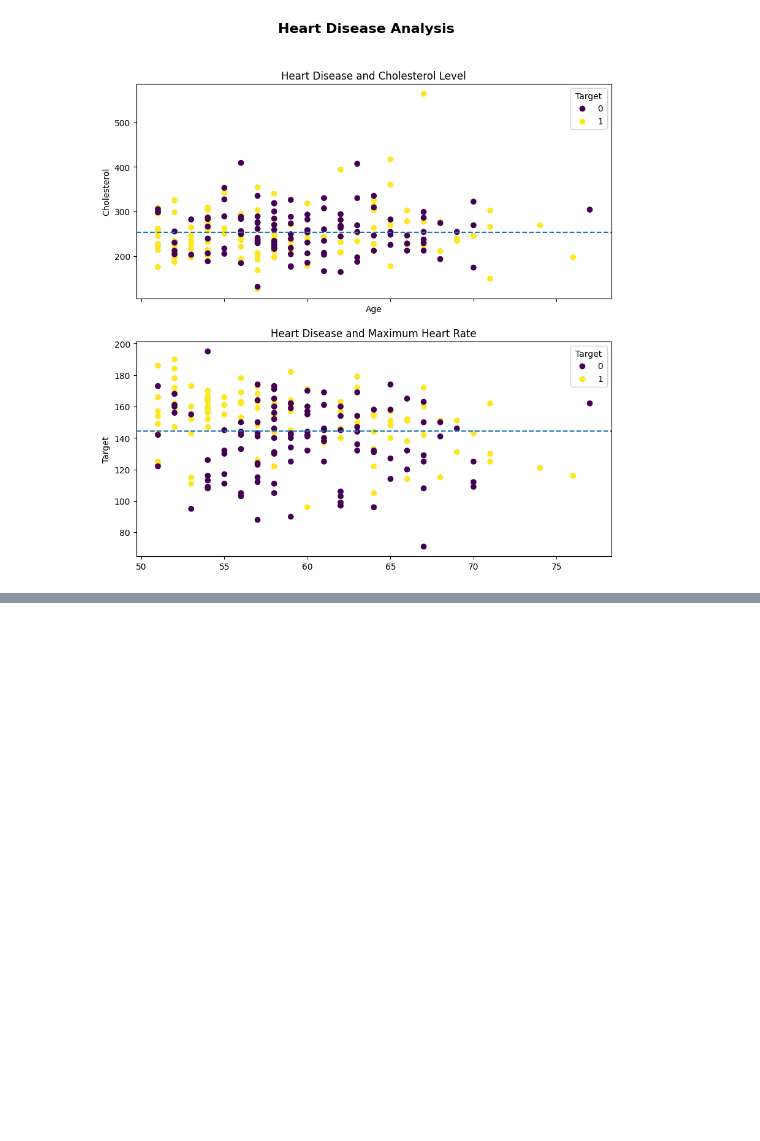
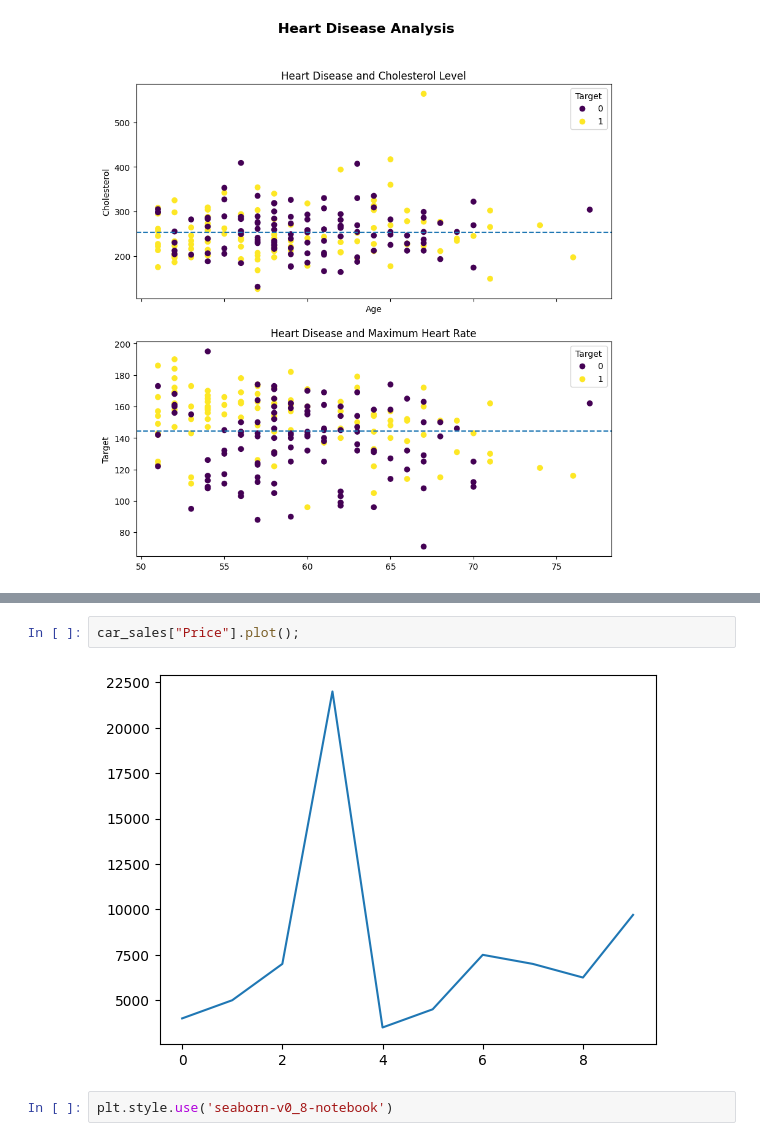
Before and after one commit to AleksandarBuk/Machine-Learning, a Jupyter notebook: PlotingData/DataPlot.ipynb, the cells around one changed output, grey strips where cells are left out. Cells and saved outputs as stored; diff of their text form; blank space fills up the shorter version.

Commit message:
Styiling and exporting the Plots

```diff
--- a/PlotingData/DataPlot.ipynb
+++ b/PlotingData/DataPlot.ipynb
@@ -473,0 +496,6 @@ fig.suptitle("Heart Disease Analysis", fontsize=16, fontweight="bold");
+# %%
+car_sales["Price"].plot();
+# %% [output]
+[figure, added]
+# %%
+plt.style.use('seaborn-v0_8-notebook')
```
Also changed, not shown: parts of 16 cells of this notebook, 1 other file.
